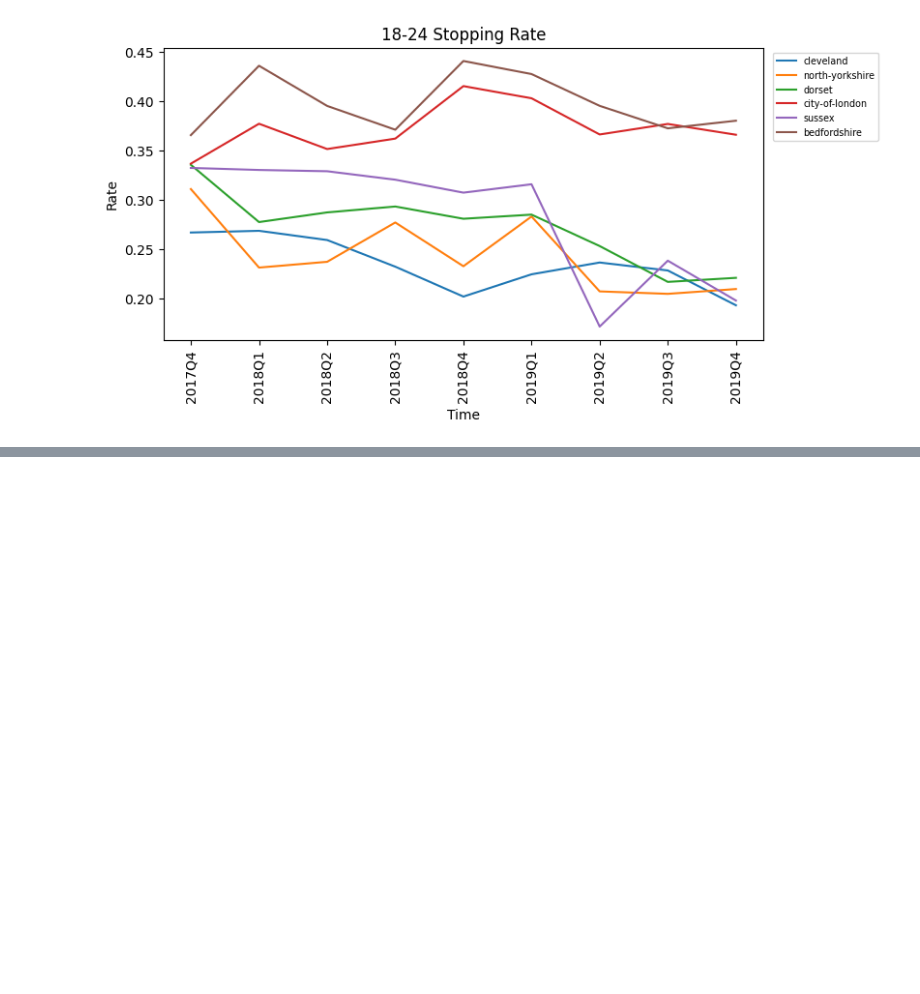
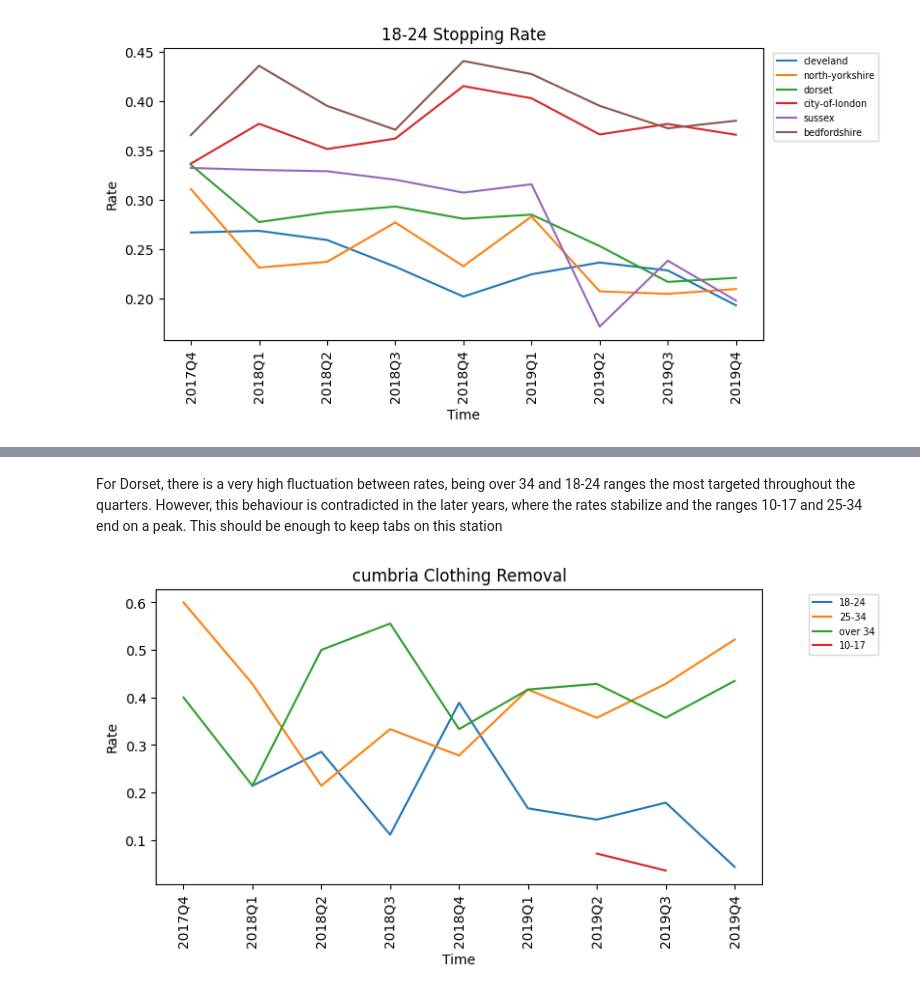
Before and after one commit to dbsousa01/Batch4-Capstone, a Jupyter notebook: Discrimination_EDA.ipynb, the cells around one changed output, grey strips where cells are left out. Saved outputs shown, nothing was run; the diff lists cells and outputs as text; code cells hidden in the pictures; blank space fills up the shorter version.

```diff
--- a/Discrimination_EDA.ipynb
+++ b/Discrimination_EDA.ipynb
@@ -653,0 +743,6 @@ plot_station_over_time(df_age, ["cleveland", "north-yorkshire", "dorset", "city-
+# %% [markdown]
+For Dorset, there is a very high fluctuation between rates, being over 34 and 18-24 ranges the most targeted throughout the quarters. However, this behaviour is contradicted in the later years, where the rates stabilize and the ranges 10-17 and 25-34 end on a peak. This should be enough to keep tabs on this station
+# %%
+plot_remove_station_over_time(df_age_clothes, ["cumbria"], date_column='year-quarter', sensitive_col = "Age range", sens_value=df_age_clothes["Age range"].unique())
+# %% [output]
+[figure, added]
```
Also changed, not shown: parts of 17 cells of this notebook.
